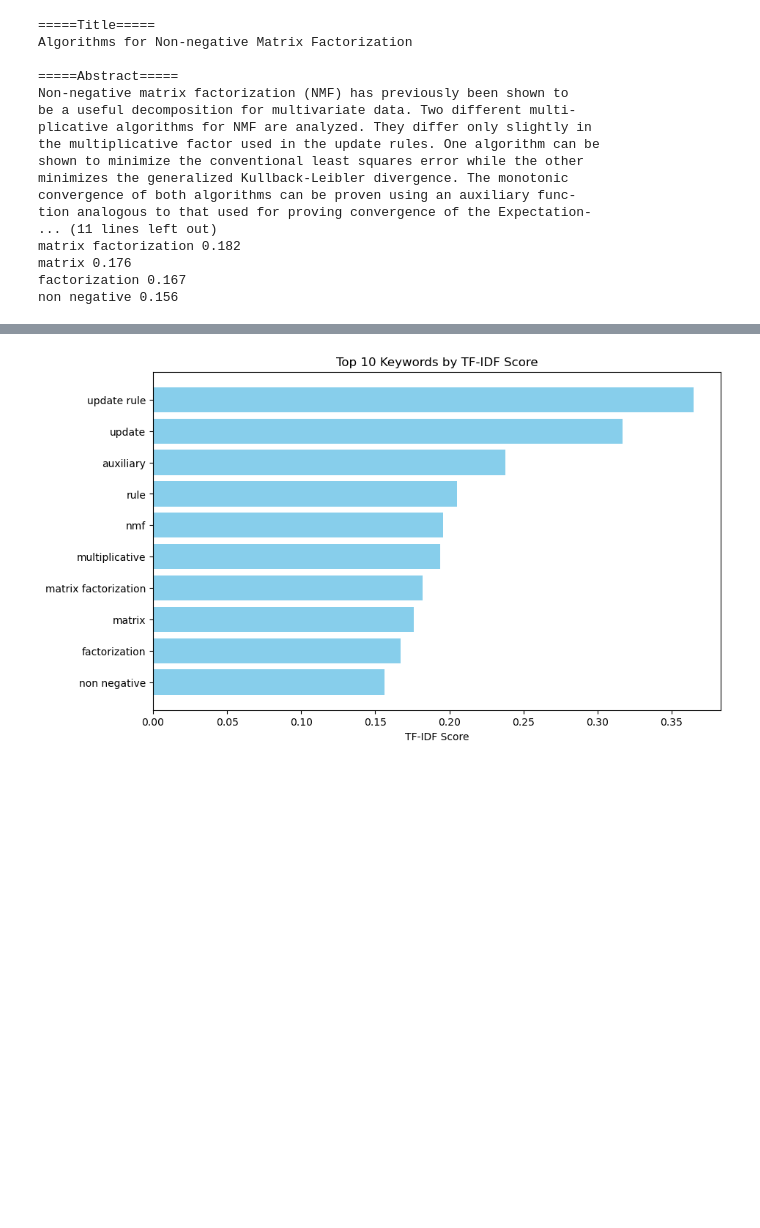
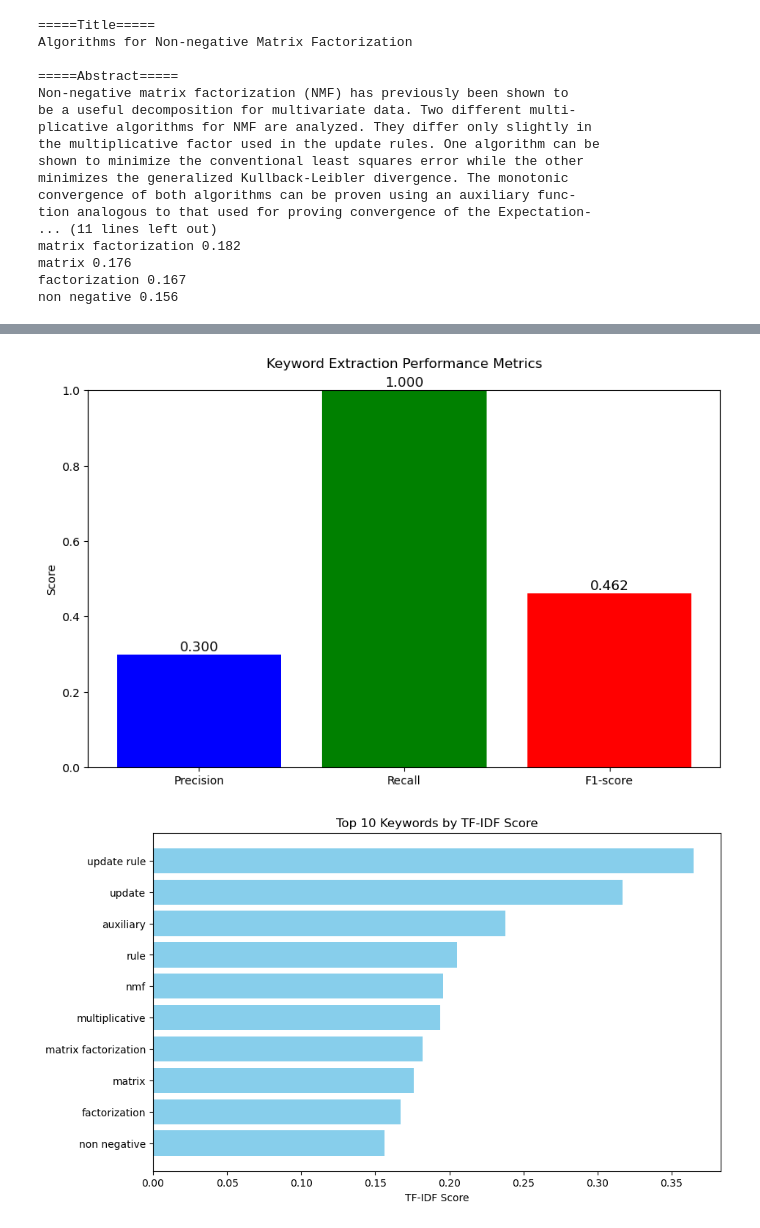
Before and after one commit to BuiMinhDuc22bi/NLP_Minor_Project_group17, a Jupyter notebook: NLP-key-extraction/Keyword Extraction with Python.ipynb, the cells around one changed output, grey strips where cells are left out. Cells and saved outputs as stored; diff of their text form; code cells hidden in the pictures; blank space fills up the shorter version.

Commit message:
add plots and Performance

```diff
--- a/NLP-key-extraction/Keyword Extraction with Python.ipynb
+++ b/NLP-key-extraction/Keyword Extraction with Python.ipynb
@@ -218,3 +219,80 @@ matrix factorization 0.182
 matrix 0.176
 factorization 0.167
 non negative 0.156
+# %%
+from sklearn.metrics import precision_score, recall_score, f1_score
+import matplotlib.pyplot as plt
+
+
+def sort_coo(coo_matrix):
+    tuples = zip(coo_matrix.col, coo_matrix.data)
+    return sorted(tuples, key=lambda x: (x[1], x[0]), reverse=True)
+
+def extract_topn_from_vector(feature_names, sorted_items, topn=10):
+    sorted_items = sorted_items[:topn]
+
+    feature_vals = [feature_names[idx] for idx, _ in sorted_items]
+    return set(feature_vals)  # Returning a set for easy comparison
+
+# get feature names
+feature_names = cv.get_feature_names_out()
+
+def get_keywords(idx, docs):
+    # Generate tf-idf for the given document
+    tf_idf_vector = tfidf_transformer.transform(cv.transform([docs[idx]]))
+    sorted_items = sort_coo(tf_idf_vector.tocoo())
+    keywords = extract_topn_from_vector(feature_names, sorted_items, 10)
+    return keywords  # Return as a set
+
+def print_results(idx, keywords, df):
+    print("\n=====Title=====")
+    print(df['title'][idx])
+    print("\n=====Abstract=====")
+    print(df['abstract'][idx])
+    print("\n===Keywords===")
+    print(", ".join(keywords))  # Print extracted keywords
+
+# Define ground truth keywords (manually labeled)
+true_keywords = {"nmf", "matrix factorization", "update rule", "gradient descent", "convergence", "optimization"}
+
+# Extract keywords for document at index 941
+idx = 941
+predicted_keywords = get_keywords(idx, docs)
+print_results(idx, predicted_keywords, df)
+
+# Convert keywords into binary labels (1 if in true set, 0 otherwise)
+y_true = [1 if word in true_keywords else 0 for word in predicted_keywords]
+y_pred = [1] * len(predicted_keywords)  # All extracted words are treated as positive predictions
+
+# Compute metrics
+precision = precision_score(y_true, y_pred, zero_division=0)
+recall = recall_score(y_true, y_pred, zero_division=0)
+f1 = f1_score(y_true, y_pred, zero_division=0)
+
+# Print results
+print(f"Precision: {precision:.3f}")
+print(f"Recall: {recall:.3f}")
+print(f"F1-score: {f1:.3f}")
+
+# Metrics values
+metrics = ["Precision", "Recall", "F1-score"]
+values = [precision, recall, f1]
+
+# Create bar chart
+plt.figure(figsize=(10, 6))
+plt.bar(metrics, values, color=["blue", "green", "red"])
+
+# Add labels and title
+plt.ylim(0, 1)  # Set y-axis range from 0 to 1
+plt.ylabel("Score")
+plt.title("Keyword Extraction Performance Metrics", pad=20)
+
+
+# Display values on top of bars
+for i, v in enumerate(values):
+    plt.text(i, v + 0.01, f"{v:.3f}", ha='center', fontsize=12)
+
+
+# Show chart
+plt.show()
+# %% [output]
@@ -221,3 +316,4 @@ non negative 0.156
+[figure, added]
 # %%
 import matplotlib.pyplot as plt
 
```
Also changed, not shown: parts of 2 cells of this notebook.
